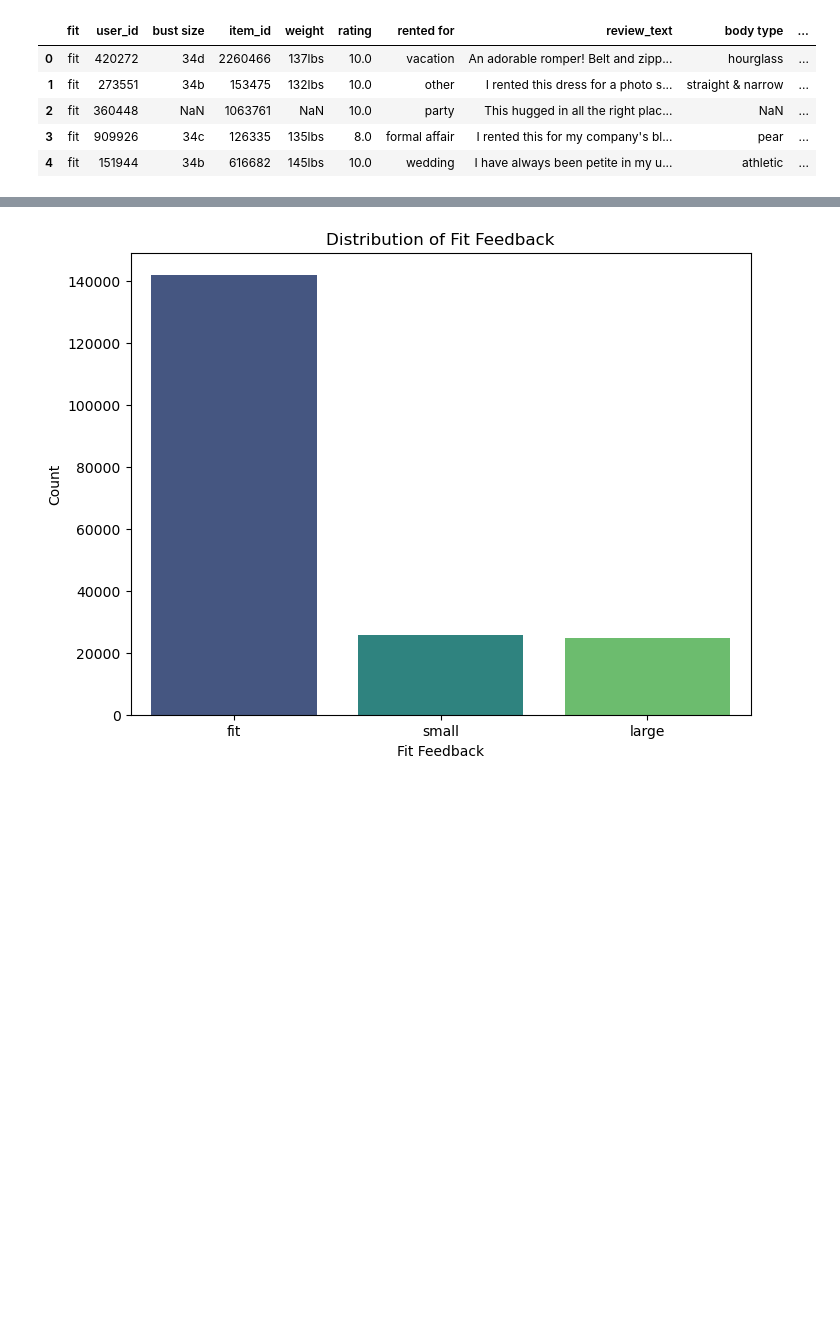
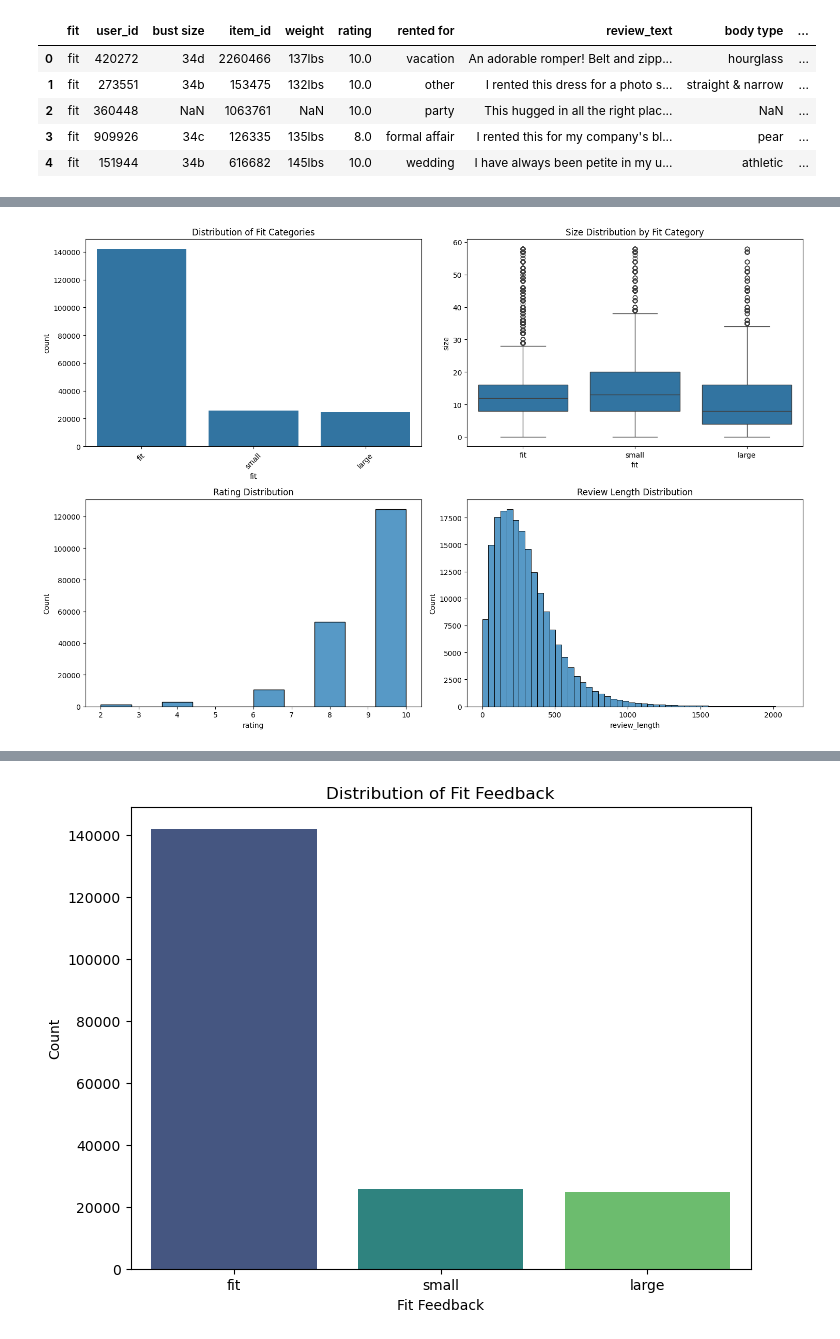
Before and after one commit to zohasan123/cse158-assignment2, a Jupyter notebook: assignment2_eda.ipynb, the cells around one changed output, grey strips where cells are left out. Drawn from its saved outputs; the diff is of its cells as text; code cells hidden in the pictures; blank space fills up the shorter version.

```diff
--- a/assignment2_eda.ipynb
+++ b/assignment2_eda.ipynb
@@ -59,0 +174,29 @@ data_cleaned.head(10)
+# %%
+# Visualization of key distributions
+plt.figure(figsize=(15, 10))
+
+# Plot 1: Distribution of Fit
+plt.subplot(2, 2, 1)
+sns.countplot(data=data, x="fit")
+plt.title("Distribution of Fit Categories")
+plt.xticks(rotation=45)
+
+# Plot 2: Box plot of Size by Fit
+plt.subplot(2, 2, 2)
+sns.boxplot(data=data, x="fit", y="size")
+plt.title("Size Distribution by Fit Category")
+
+# Plot 3: Rating Distribution
+plt.subplot(2, 2, 3)
+sns.histplot(data=data, x="rating", bins=10)
+plt.title("Rating Distribution")
+
+# Plot 4: Review Length Distribution
+plt.subplot(2, 2, 4)
+sns.histplot(data=data, x="review_length", bins=50)
+plt.title("Review Length Distribution")
+
+plt.tight_layout()
+plt.show()
+# %% [output]
+[figure, added]
```
Also changed, not shown: parts of 14 cells of this notebook.
